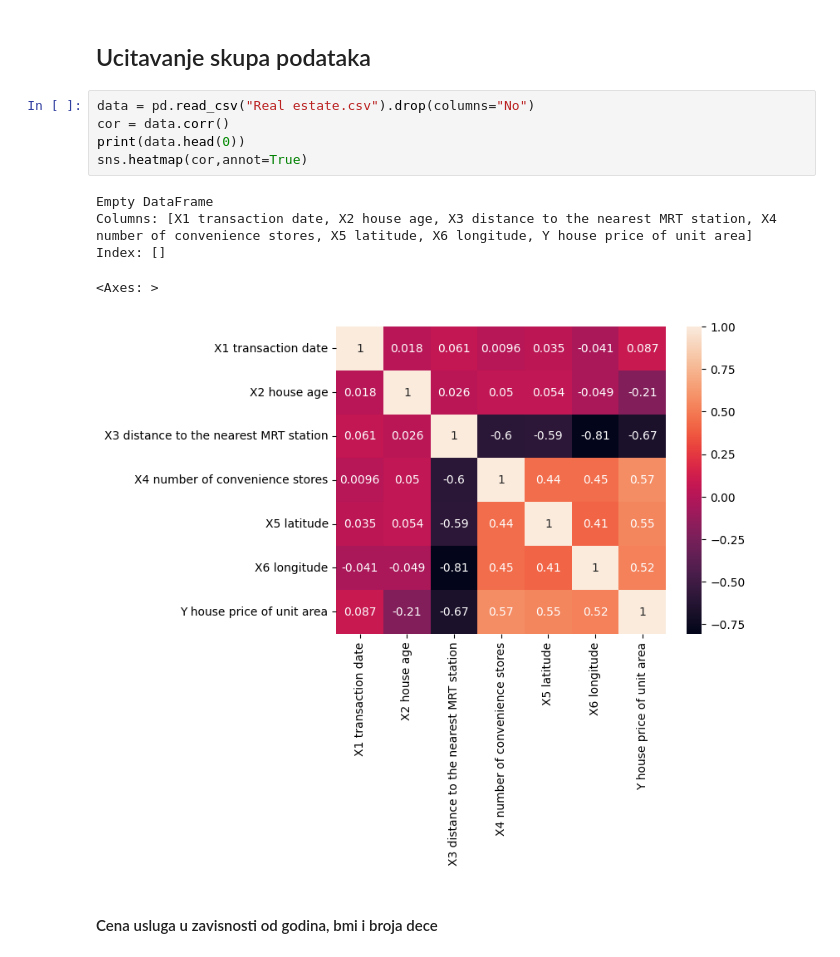
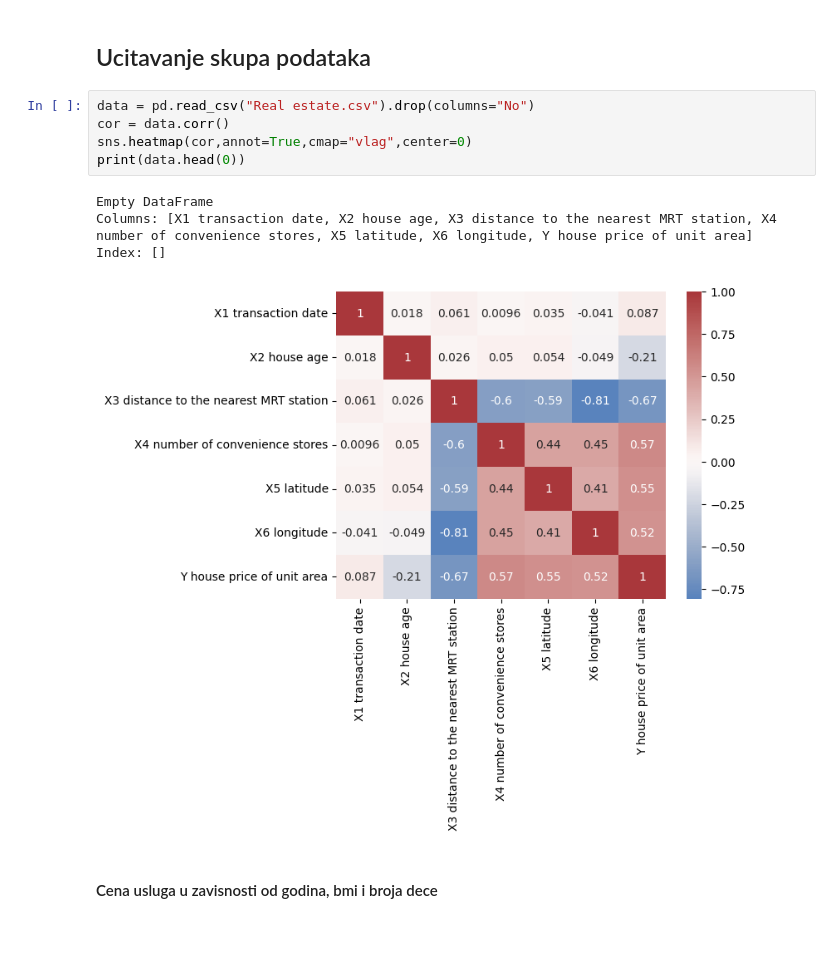
Before and after one commit to azzimihr/ml-lab, a Jupyter notebook: Linearna-Regresija.ipynb, the cells around one changed output. Drawn from its saved outputs; the diff is of its cells as text.

```diff
--- a/Linearna-Regresija.ipynb
+++ b/Linearna-Regresija.ipynb
@@ -9,13 +9,12 @@ import matplotlib.pyplot as plt
 # %%
 data = pd.read_csv("Real estate.csv").drop(columns="No")
 cor = data.corr()
+sns.heatmap(cor,annot=True,cmap="vlag",center=0)
 print(data.head(0))
-sns.heatmap(cor,annot=True)
 # %% [output]
 Empty DataFrame
 Columns: [X1 transaction date, X2 house age, X3 distance to the nearest MRT station, X4 number of convenience stores, X5 latitude, X6 longitude, Y house price of unit area]
 Index: []
-<Axes: >
-[figure, old version]
+[figure, new version]
 # %% [markdown]
 #### Cena usluga u zavisnosti od godina, bmi i broja dece
```
Also changed, not shown: parts of 2 cells of this notebook.
